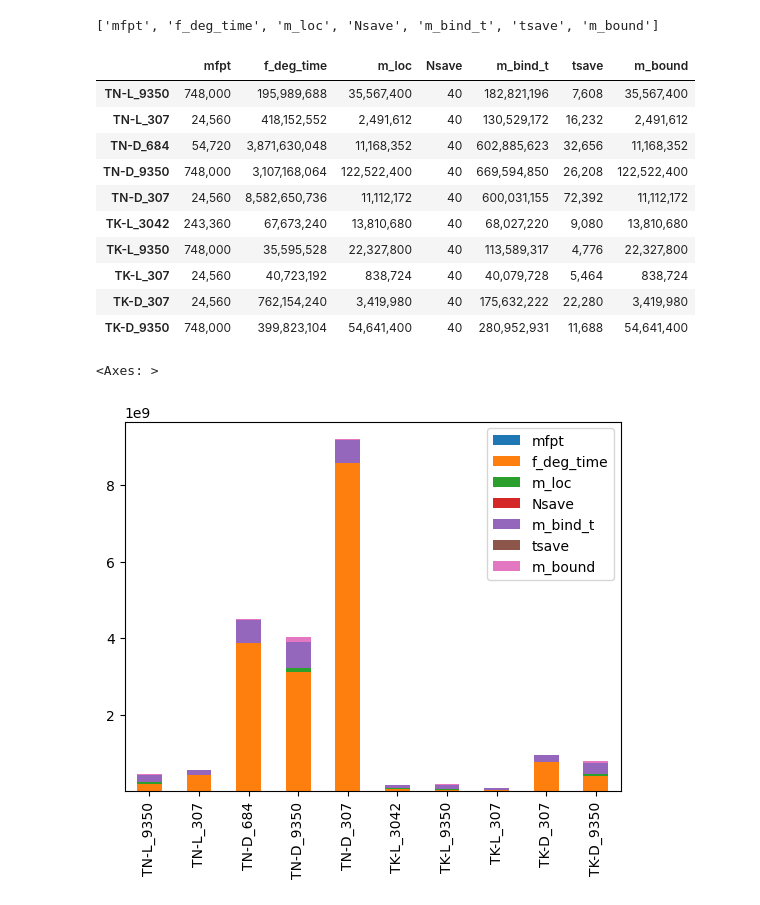
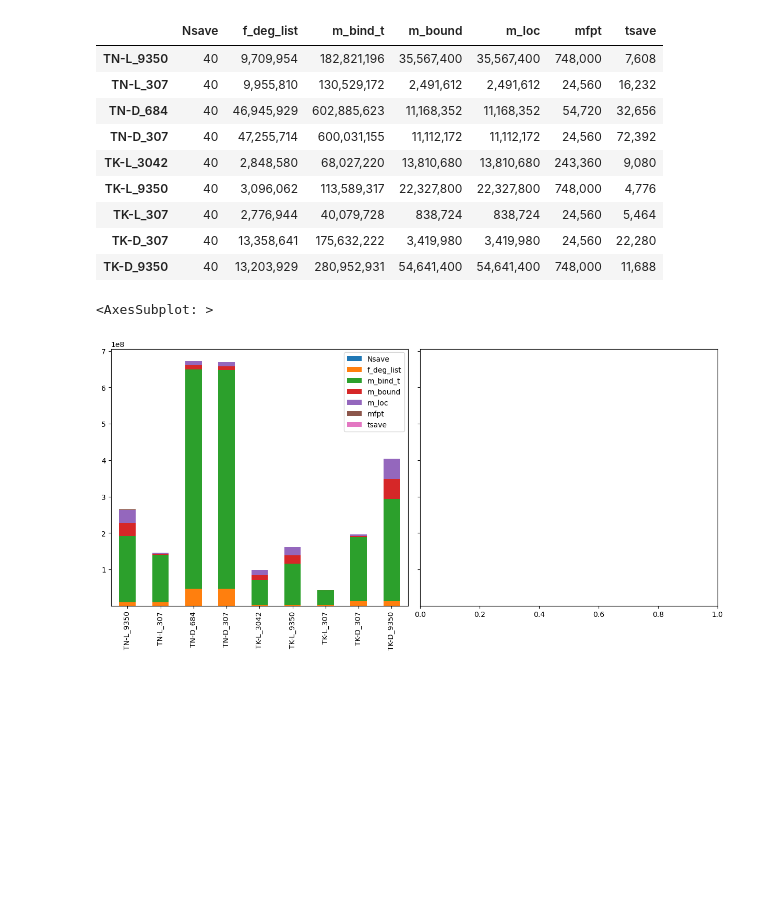
Before and after one commit to UCO-OpResearch/lysis, a Jupyter notebook: src/python/Jupyter Notebooks/Data Size.ipynb, the cells around one changed output. Drawn from its saved outputs; the diff is of its cells as text; code cells hidden in the pictures; blank space fills up the shorter version.

Commit message:
Completed runs for Fortran data redesign.

```diff
--- a/src/python/Jupyter Notebooks/Data Size.ipynb
+++ b/src/python/Jupyter Notebooks/Data Size.ipynb
@@ -107,13 +107,13 @@ out_file_code = "_{scenario_code}"
 # slope_tolerance = 1e-3
 rng = np.random.default_rng(65463453)
 # %%
-group_code = "2023-12-10-19"
+group_code = "2024-02-02-14"
 runs = np.array(
     [
         (group_code + "00", "TN-L_9350", "Into and along - Internal", 1_034_836_197, 0, 10),
         (group_code + "01", "TN-L_307", "Into and along - Internal", 2_464_079_704, 0, 100),
         (group_code + "02", "TN-D_684", "Into and along - Internal", 982_919_027, 0, 100),
-        (group_code + "03", "TN-D_9350", "Into and along - Internal", 129_314_213, 0, 10),
+        # (group_code + "03", "TN-D_9350", "Into and along - Internal", 129_314_213, 0, 10),
         (group_code + "04", "TN-D_307", "Into and along - Internal", 2_705_873_059, 0, 100),
         (group_code + "05", "TK-L_3042", "Into and along - Internal", 2_104_158_012, 0, 10),
         (group_code + "06", "TK-L_9350", "Into and along - Internal", 2_608_028_918, 0, 10),
@@ -123,18 +123,8 @@ runs = np.array(
     ],
     dtype=run_type,
 )
-# %%
-e = lysis.util.Experiment(os.path.join("..", "..", "..", "data"), experiment_code=runs[0]["exp_code"])
-files = [x for x in os.listdir(os.path.join(e.os_path, "00")) if x.endswith(".dat")]
-mech = mechanisms[mechanisms["descriptor"] == runs[0]["mechanism"]][0]
-scen = scenarios[scenarios["descriptor"] == runs[0]["scenario"]][0]
-file_code = out_file_code.format(scenario_code=runs[0]["scenario"])
-root_names = [name[: name.find(file_code)] for name in files]
-root_names
-# %% [output]
-['mfpt', 'f_deg_time', 'm_loc', 'Nsave', 'm_bind_t', 'tsave', 'm_bound']
 # %%
-df = pd.DataFrame(index=scenarios["descriptor"], columns=root_names)
+df = pd.DataFrame(index=runs["scenario"])
 for run in tqdm(runs):
     # Select and load scenario
     mech = mechanisms[mechanisms["descriptor"] == run["mechanism"]][0]
@@ -145,29 +135,43 @@ for run in tqdm(runs):
     # )
     e.read_file()
     file_code = out_file_code.format(scenario_code=run["scenario"])
-    for file in root_names:
-        df.loc[scen["descriptor"], file] = sum(
+    files = [x for x in os.listdir(os.path.join(e.os_path, "00")) if x.endswith(".dat") or x.endswith(".pkl")]
+    for file in files:
+        root_name = file[: file.find(file_code)]
+        df.loc[scen["descriptor"], root_name] = sum(
             [
-                os.stat(os.path.join(e.os_path, f"{sim:02d}", f"{file}{file_code}_{sim:02d}.dat")).st_size
+                os.stat(os.path.join(e.os_path, f"{sim:02d}", f"{file[:-6]}{sim:02d}{file[-4:]}")).st_size
                 for sim in range(e.macro_params.total_trials)
             ]
         )
+    files = [x for x in os.listdir(e.os_path) if x.endswith(".pkl")]
+    for file in files:
+        root_name = file[: file.find(file_code)]
+        df.loc[scen["descriptor"], root_name] = os.stat(os.path.join(e.os_path, file)).st_size
 # %%
-df.dropna().style.format("{:,d}")
+df.dropna().style.format("{:,.0f}")
 # %% [output]
-|  | mfpt | f_deg_time | m_loc | Nsave | m_bind_t | tsave | m_bound |
-| TN-L_9350 | 748,000 | 195,989,688 | 35,567,400 | 40 | 182,821,196 | 7,608 | 35,567,400 |
-| TN-L_307 | 24,560 | 418,152,552 | 2,491,612 | 40 | 130,529,172 | 16,232 | 2,491,612 |
-| TN-D_684 | 54,720 | 3,871,630,048 | 11,168,352 | 40 | 602,885,623 | 32,656 | 11,168,352 |
-| TN-D_9350 | 748,000 | 3,107,168,064 | 122,522,400 | 40 | 669,594,850 | 26,208 | 122,522,400 |
-| TN-D_307 | 24,560 | 8,582,650,736 | 11,112,172 | 40 | 600,031,155 | 72,392 | 11,112,172 |
-| TK-L_3042 | 243,360 | 67,673,240 | 13,810,680 | 40 | 68,027,220 | 9,080 | 13,810,680 |
-| TK-L_9350 | 748,000 | 35,595,528 | 22,327,800 | 40 | 113,589,317 | 4,776 | 22,327,800 |
-| TK-L_307 | 24,560 | 40,723,192 | 838,724 | 40 | 40,079,728 | 5,464 | 838,724 |
-| TK-D_307 | 24,560 | 762,154,240 | 3,419,980 | 40 | 175,632,222 | 22,280 | 3,419,980 |
-| TK-D_9350 | 748,000 | 399,823,104 | 54,641,400 | 40 | 280,952,931 | 11,688 | 54,641,400 |
+|  | Nsave | f_deg_list | m_bind_t | m_bound | m_loc | mfpt | tsave |
+| TN-L_9350 | 40 | 9,709,954 | 182,821,196 | 35,567,400 | 35,567,400 | 748,000 | 7,608 |
+| TN-L_307 | 40 | 9,955,810 | 130,529,172 | 2,491,612 | 2,491,612 | 24,560 | 16,232 |
+| TN-D_684 | 40 | 46,945,929 | 602,885,623 | 11,168,352 | 11,168,352 | 54,720 | 32,656 |
+| TN-D_307 | 40 | 47,255,714 | 600,031,155 | 11,112,172 | 11,112,172 | 24,560 | 72,392 |
+| TK-L_3042 | 40 | 2,848,580 | 68,027,220 | 13,810,680 | 13,810,680 | 243,360 | 9,080 |
+| TK-L_9350 | 40 | 3,096,062 | 113,589,317 | 22,327,800 | 22,327,800 | 748,000 | 4,776 |
+| TK-L_307 | 40 | 2,776,944 | 40,079,728 | 838,724 | 838,724 | 24,560 | 5,464 |
+| TK-D_307 | 40 | 13,358,641 | 175,632,222 | 3,419,980 | 3,419,980 | 24,560 | 22,280 |
+| TK-D_9350 | 40 | 13,203,929 | 280,952,931 | 54,641,400 | 54,641,400 | 748,000 | 11,688 |
 # %%
-df.plot.bar(stacked=True)
+fig, axs = plt.subplots(
+    nrows=1,
+    ncols=2,
+    # sharex=True,
+    sharey=True,
+    figsize=(12, 6),
+    constrained_layout=True,
+    # width_ratios=[2, 1, 1, 1, 1],
+)
+df.plot.bar(ax=axs[0], stacked=True)
 # %% [output]
-<Axes: >
+<AxesSubplot: >
-[figure, old version]
+[figure, new version]
```
Also changed, not shown: parts of 1 cell of this notebook, 2 other files.
